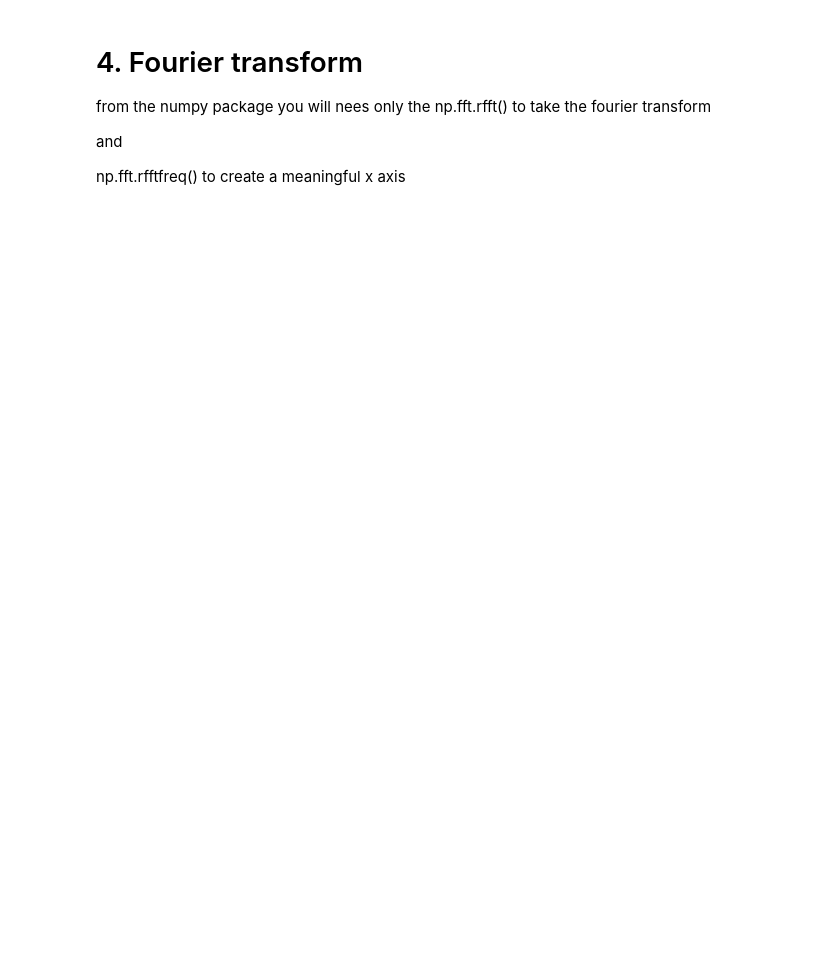
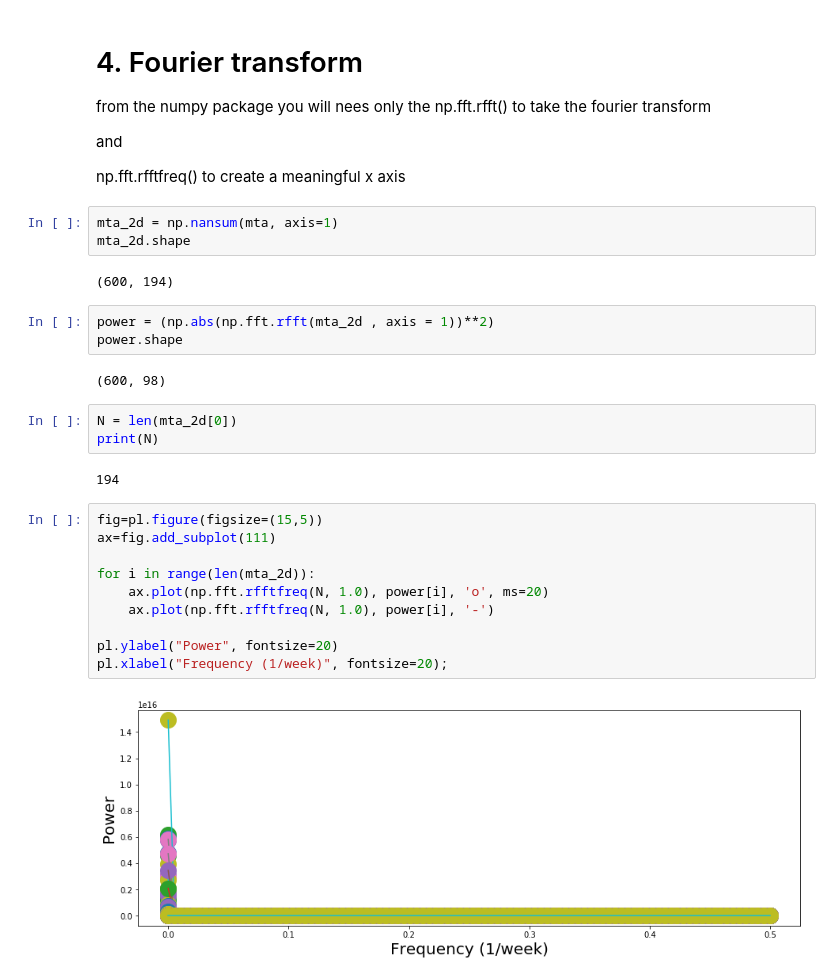
Before and after one commit to rachelsmc/PUI2018_rms818, a Jupyter notebook: HW12_rms818/Assignment 1.ipynb, the cells around one changed output. Drawn from its saved outputs; the diff is of its cells as text; blank space fills up the shorter version.

```diff
--- a/HW12_rms818/Assignment 1.ipynb
+++ b/HW12_rms818/Assignment 1.ipynb
@@ -168,3 +199,30 @@ np.fft.rfft() to take the fourier transform
 and
 
 np.fft.rfftfreq() to create a meaningful x axis
+# %%
+mta_2d = np.nansum(mta, axis=1)
+mta_2d.shape
+# %% [output]
+(600, 194)
+# %%
+power = (np.abs(np.fft.rfft(mta_2d , axis = 1))**2)
+power.shape
+# %% [output]
+(600, 98)
+# %%
+N = len(mta_2d[0])
+print(N)
+# %% [output]
+194
+# %%
+fig=pl.figure(figsize=(15,5))
+ax=fig.add_subplot(111)
+
+for i in range(len(mta_2d)):
+    ax.plot(np.fft.rfftfreq(N, 1.0), power[i], 'o', ms=20)
+    ax.plot(np.fft.rfftfreq(N, 1.0), power[i], '-')
+
+pl.ylabel("Power", fontsize=20)
+pl.xlabel("Frequency (1/week)", fontsize=20);
+# %% [output]
+[figure, added]
```
Also changed, not shown: parts of 12 cells of this notebook, 1 other file.
